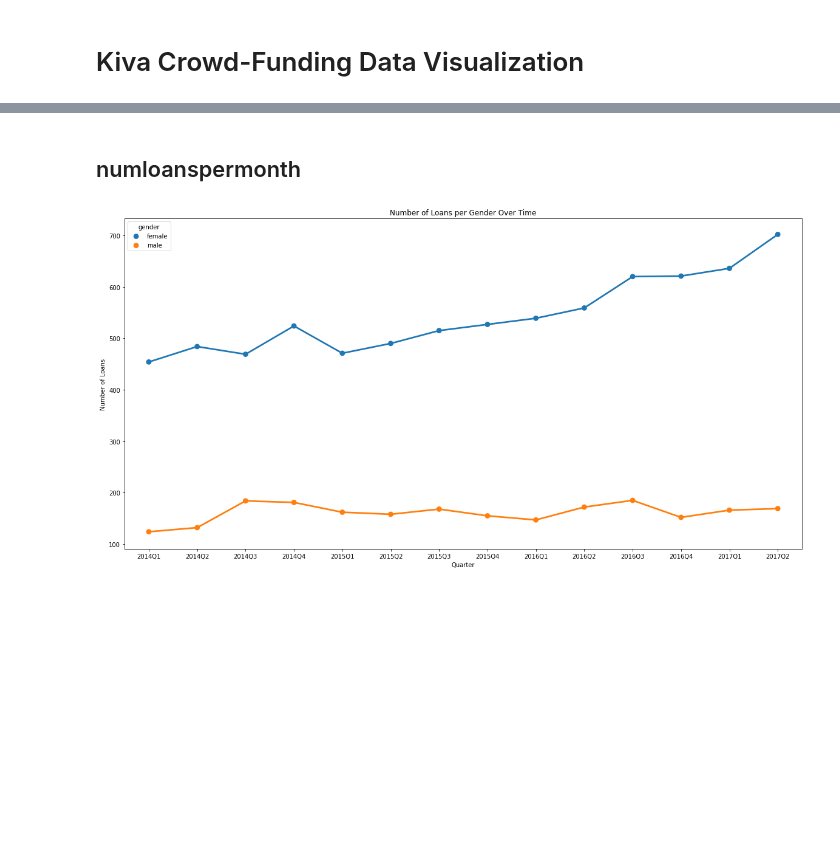
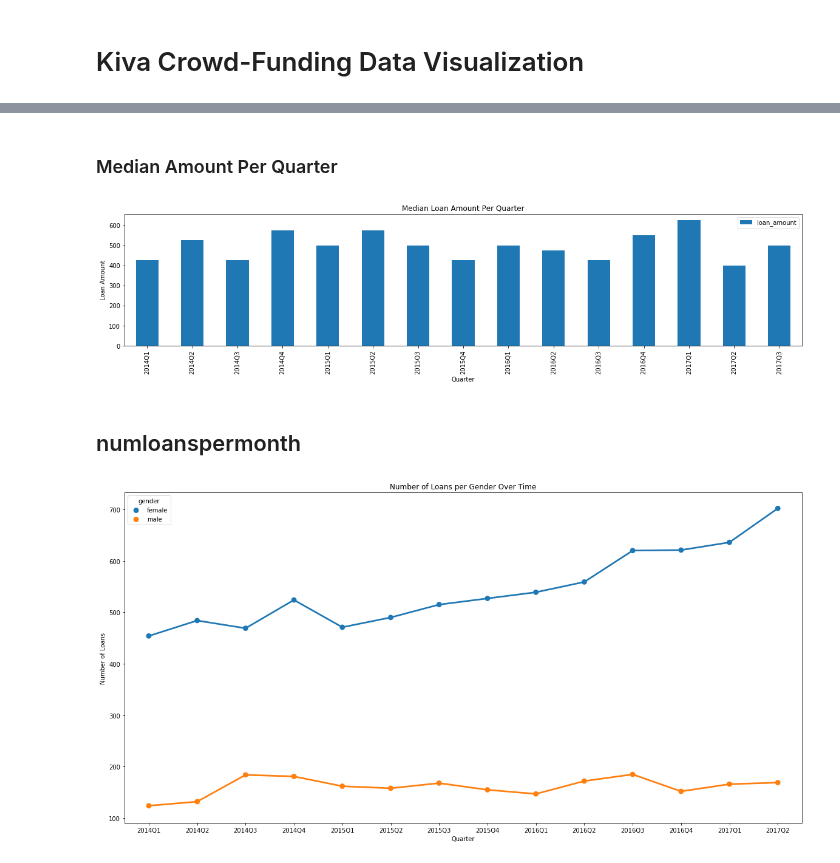
Before and after one commit to feng443/RUDS-Proj1-Kiva-Crowd-Funding-Visualization, a Jupyter notebook: KivaDataVisualization.ipynb, the cells around one changed output, grey strips where cells are left out. Saved outputs shown, nothing was run; the diff lists cells and outputs as text; code cells hidden in the pictures; blank space fills up the shorter version.

Commit message:
Clean up meidan amount per quarter

```diff
--- a/KivaDataVisualization.ipynb
+++ b/KivaDataVisualization.ipynb
@@ -8,3 +37,10 @@ loan_data = kiva_data.loan_data
+# %% [markdown]
+### Median Amount Per Quarter
+# %%
+%run narcos/median_amount_per_quarter.py
+median_amount_per_quarter(loan_data)
+# %% [output]
+[figure, added]
 # %% [markdown]
 ## numloanspermonth
 # %%
```
Also changed, not shown: parts of 3 cells of this notebook, 4 other files.
